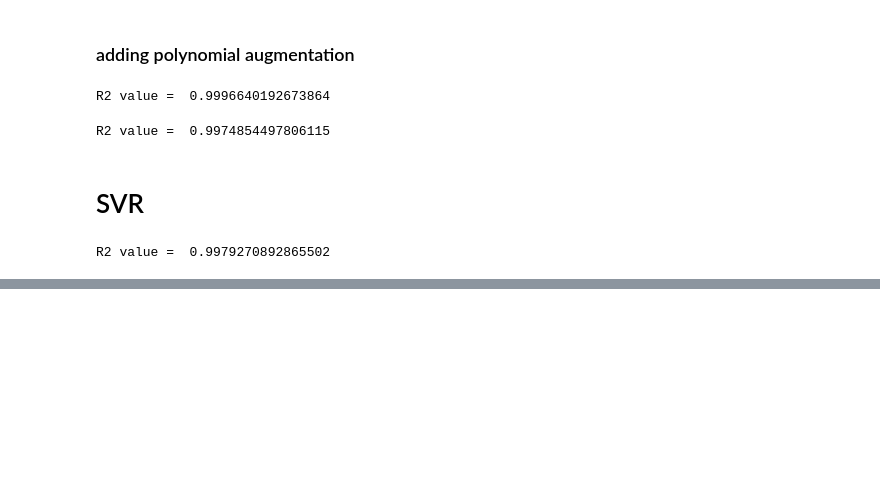
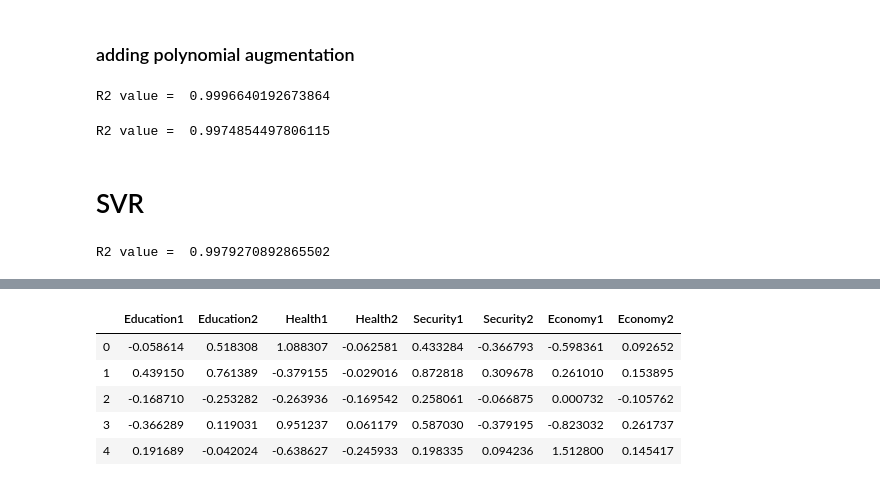
Before and after one commit to steber97/RecursionFairies_AdaProject, a Jupyter notebook: lorisLinearRidgeRegressionAndSVR.ipynb, the cells around one changed output, grey strips where cells are left out. Saved outputs shown, nothing was run; the diff lists cells and outputs as text; code cells hidden in the pictures; blank space fills up the shorter version.

```diff
--- a/lorisLinearRidgeRegressionAndSVR.ipynb
+++ b/lorisLinearRidgeRegressionAndSVR.ipynb
@@ -132,0 +225,35 @@ R2 value =  0.9979270892865502
+# %%
+df_education = df[education_list]
+df_health = df[health_list]
+df_security = df[security_list]
+df_economy = df[economy_list]
+# %%
+pca_comp = PCA(n_components=2)
+# %%
+cat_data_scaled = scaler_x.fit_transform(df_education)
+cat_data_poly = poly.fit_transform(cat_data_scaled)
+ed_feature = pca_comp.fit_transform(cat_data_scaled)
+print("Explained Variance Ratio for Education {}".format(100.0*np.sum(pca_comp.explained_variance_ratio_)))
+ed_feature_poly = pca_comp.fit_transform(cat_data_poly)
+print("Explained Variance Ratio for Education Polynomial {}".format(100.0*np.sum(pca_comp.explained_variance_ratio_)))
+
+cat_data_scaled = scaler_x.fit_transform(df_health)
+cat_data_poly = poly.fit_transform(cat_data_scaled)
+health_feature = pca_comp.fit_transform(cat_data_scaled)
+print("Explained Variance Ratio for Health {}".format(100.0*np.sum(pca_comp.explained_variance_ratio_)))
+health_feature_poly = pca_comp.fit_transform(cat_data_poly)
+print("Explained Variance Ratio for Health Polynomial {}".format(100.0*np.sum(pca_comp.explained_variance_ratio_)))
+
+cat_data_scaled = scaler_x.fit_transform(df_security)
+cat_data_poly = poly.fit_transform(cat_data_scaled)
+security_feature = pca_comp.fit_transform(cat_data_scaled)
+print("Explained Variance Ratio for Security{}".format(100.0*np.sum(pca_comp.explained_variance_ratio_)))
+security_feature_poly = pca_comp.fit_transform(cat_data_poly)
+print("Explained Variance Ratio for Security Polynomial {}".format(100.0*np.sum(pca_comp.explained_variance_ratio_)))
+
+cat_data_scaled = scaler_x.fit_transform(df_economy)
+cat_data_poly = poly.fit_transform(cat_data_scaled)
+economy_feature = pca_comp.fit_transform(cat_data_scaled)
+print("Explained Variance Ratio for Economy{}".format(100.0*np.sum(pca_comp.explained_variance_ratio_)))
+economy_feature_poly = pca_comp.fit_transform(cat_data_poly)
+print("Explained Variance Ratio for Economy Polynomial {}".format(100.0*np.sum(pca_comp.explained_variance_ratio_)))
@@ -132,0 +269,11 @@ R2 value =  0.9979270892865502
+# %%
+cat_data = pd.DataFrame(data = np.hstack((ed_feature,health_feature,security_feature,economy_feature)),\
+                        columns = ["Education1","Education2","Health1","Health2","Security1","Security2","Economy1","Economy2"])
+cat_data.head()
+# %% [output]
+|  | Education1 | Education2 | Health1 | Health2 | Security1 | Security2 | Economy1 | Economy2 |
+| 0 | -0.058614 | 0.518308 | 1.088307 | -0.062581 | 0.433284 | -0.366793 | -0.598361 | 0.092652 |
+| 1 | 0.439150 | 0.761389 | -0.379155 | -0.029016 | 0.872818 | 0.309678 | 0.261010 | 0.153895 |
+| 2 | -0.168710 | -0.253282 | -0.263936 | -0.169542 | 0.258061 | -0.066875 | 0.000732 | -0.105762 |
+| 3 | -0.366289 | 0.119031 | 0.951237 | 0.061179 | 0.587030 | -0.379195 | -0.823032 | 0.261737 |
+| 4 | 0.191689 | -0.042024 | -0.638627 | -0.245933 | 0.198335 | 0.094236 | 1.512800 | 0.145417 |
```
Also changed, not shown: parts of 28 cells of this notebook.
